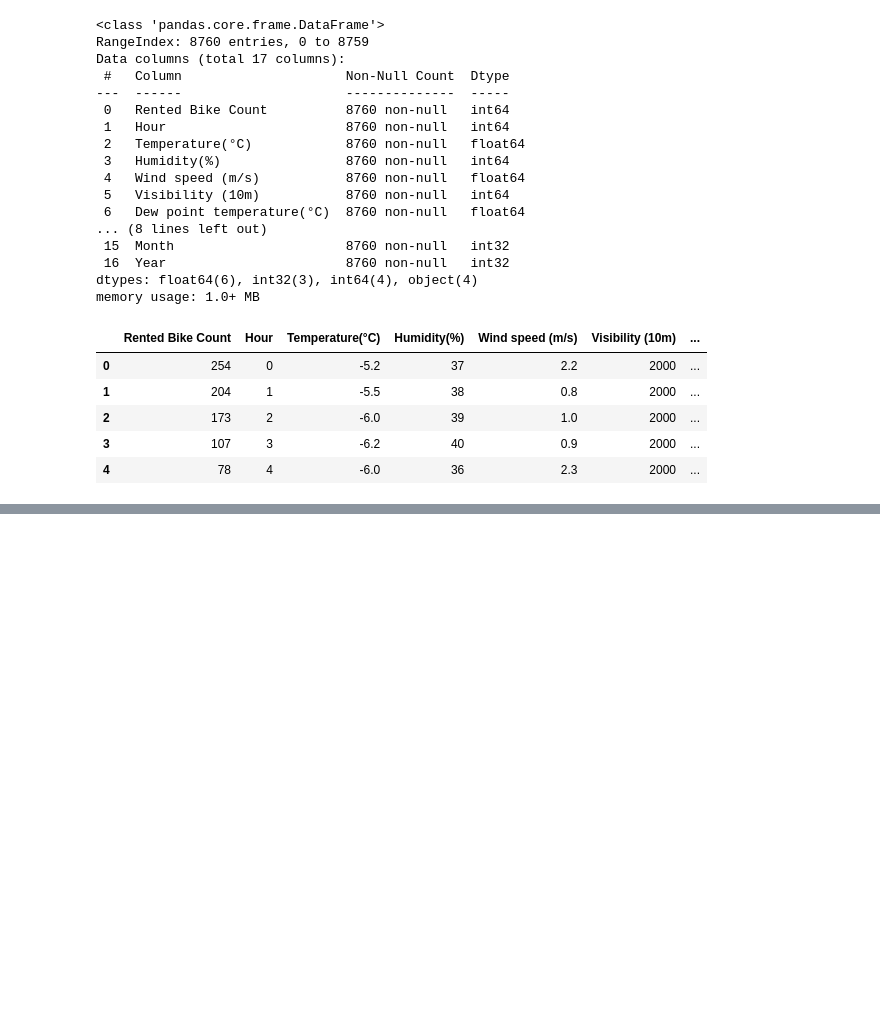
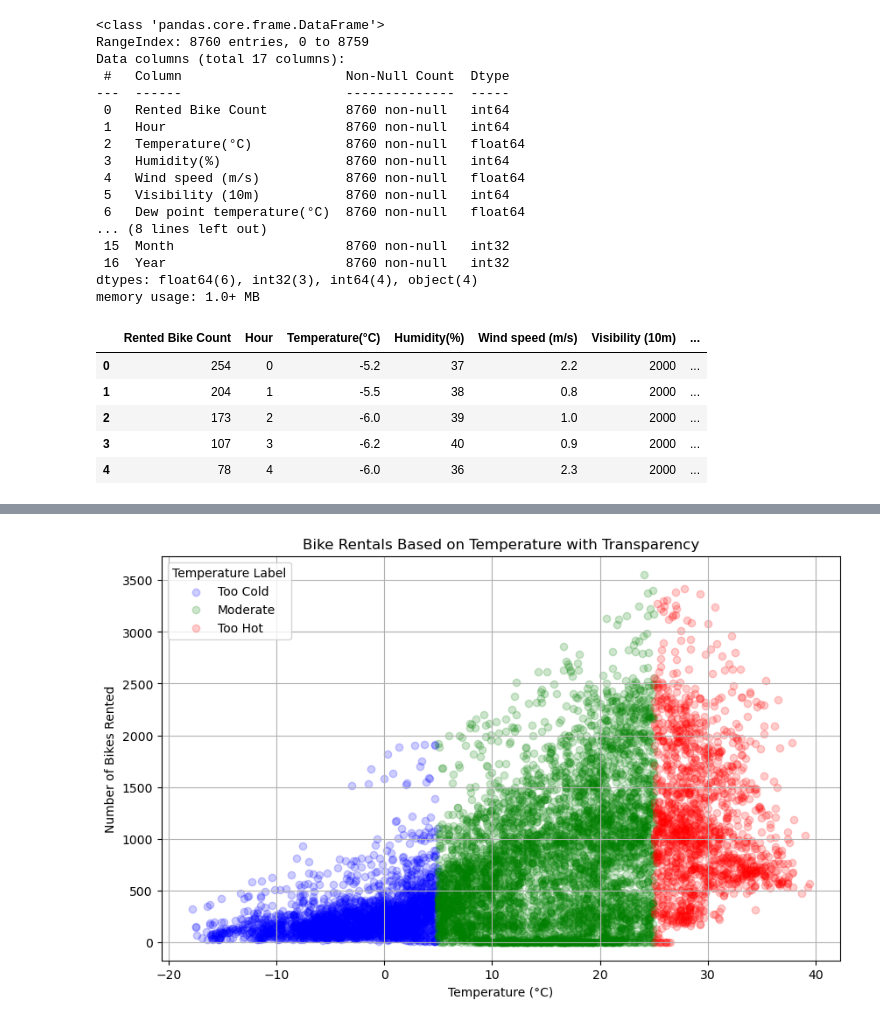
Before and after one commit to Eemani326/Interactive-Data, a Jupyter notebook: Bike_Rental_phase_1.ipynb, the cells around one changed output, grey strips where cells are left out. Saved outputs shown, nothing was run; the diff lists cells and outputs as text; code cells hidden in the pictures; blank space fills up the shorter version.

```diff
--- a/Bike_Rental_phase_1.ipynb
+++ b/Bike_Rental_phase_1.ipynb
@@ -86,0 +170,17 @@ memory usage: 1.0+ MB
+# %%
+import numpy as np
+
+# 1. Scatter Plot with Transparency (Alpha)
+plt.figure(figsize=(10, 6))
+for label, color in colors.items():
+    subset = df[df['Temperature Label'] == label]
+    plt.scatter(subset['Temperature(°C)'], subset['Rented Bike Count'],
+                alpha=0.2, label=label, color=color)
+plt.title("Bike Rentals Based on Temperature with Transparency")
+plt.xlabel("Temperature (°C)")
+plt.ylabel("Number of Bikes Rented")
+plt.legend(title="Temperature Label")
+plt.grid(True)
+plt.show()
+# %% [output]
+[figure, added]
```
Also changed, not shown: parts of 28 cells of this notebook.
